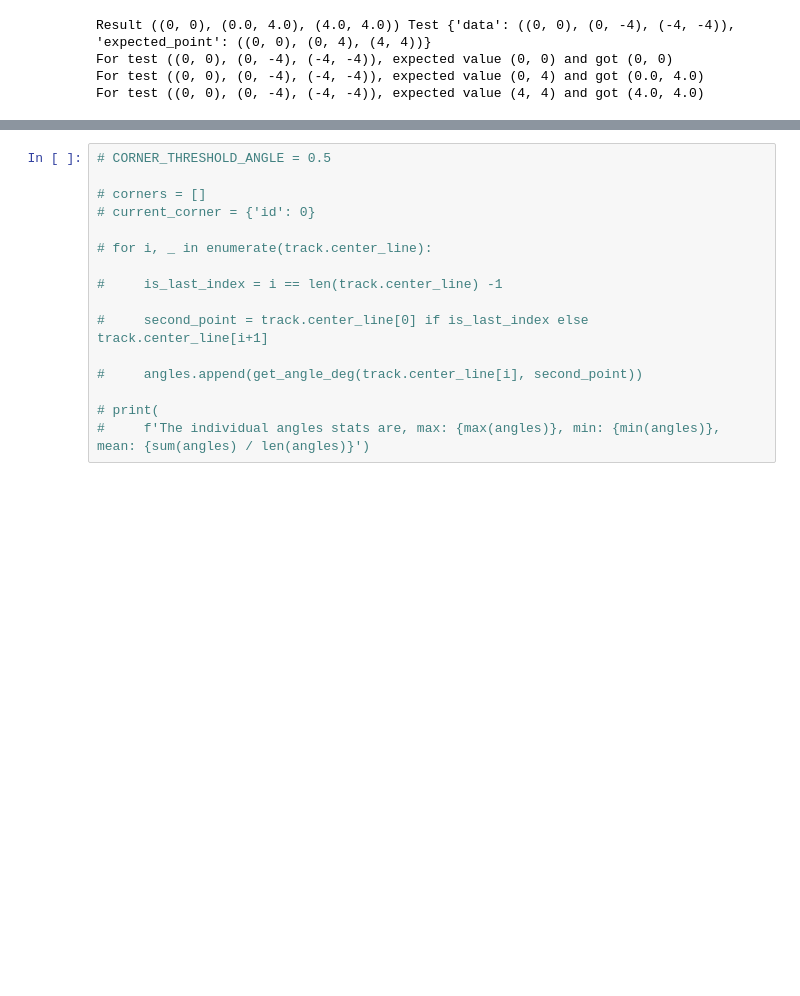
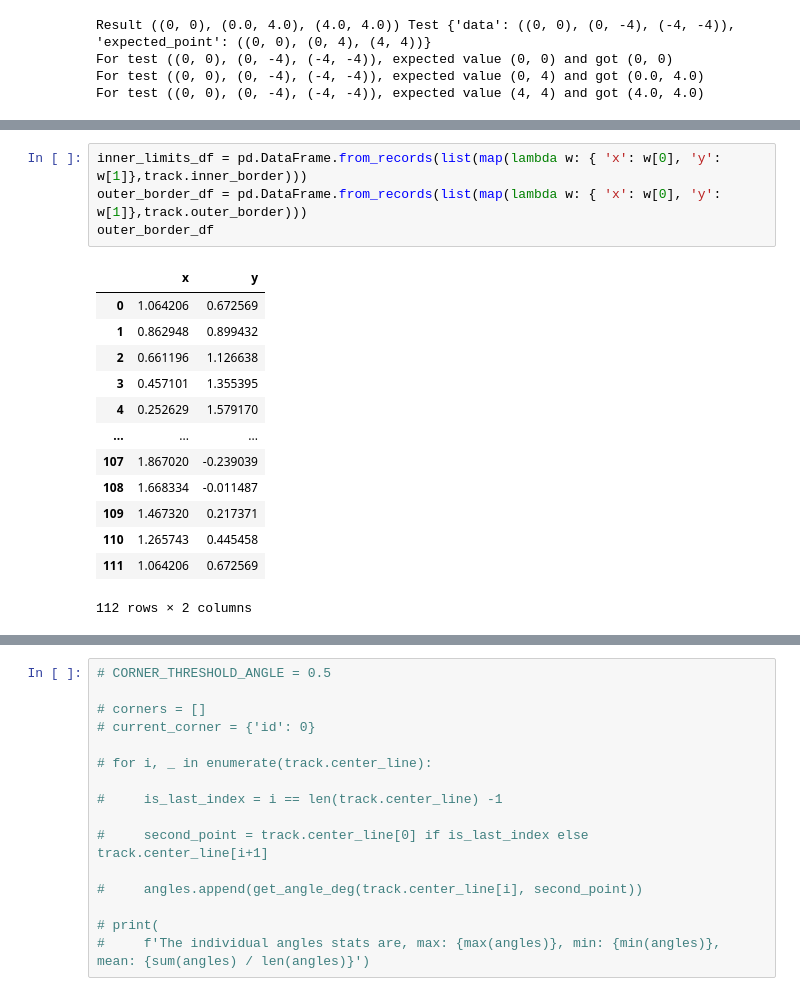
Before and after one commit to anjrew/deepracer-analysis, a Jupyter notebook: Track_analysis.ipynb, the cells around one changed output, grey strips where cells are left out. Drawn from its saved outputs; the diff is of its cells as text; blank space fills up the shorter version.

```diff
--- a/Track_analysis.ipynb
+++ b/Track_analysis.ipynb
@@ -360,0 +452,18 @@ Break on last index because it is a repeat of the first waypoint
+# %%
+inner_limits_df = pd.DataFrame.from_records(list(map(lambda w: { 'x': w[0], 'y': w[1]},track.inner_border)))
+outer_border_df = pd.DataFrame.from_records(list(map(lambda w: { 'x': w[0], 'y': w[1]},track.outer_border)))
+outer_border_df
+# %% [output]
+|  | x | y |
+| 0 | 1.064206 | 0.672569 |
+| 1 | 0.862948 | 0.899432 |
+| 2 | 0.661196 | 1.126638 |
+| 3 | 0.457101 | 1.355395 |
+| 4 | 0.252629 | 1.579170 |
+| ... | ... | ... |
+| 107 | 1.867020 | -0.239039 |
+| 108 | 1.668334 | -0.011487 |
+| 109 | 1.467320 | 0.217371 |
+| 110 | 1.265743 | 0.445458 |
+| 111 | 1.064206 | 0.672569 |
+112 rows × 2 columns
```
Also changed, not shown: parts of 19 cells of this notebook.
